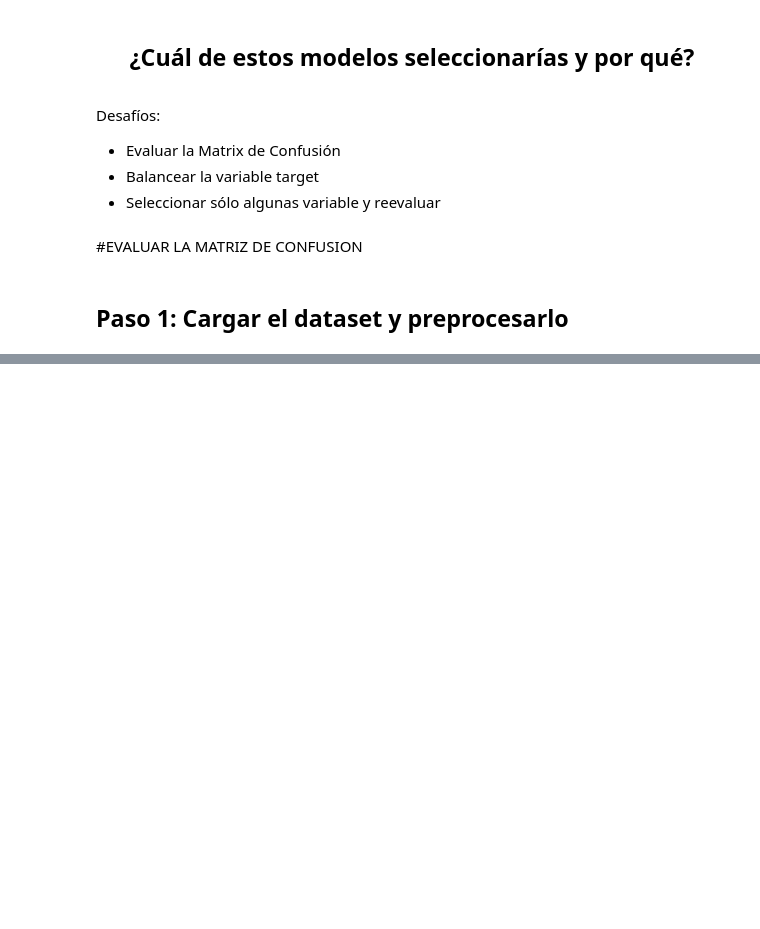
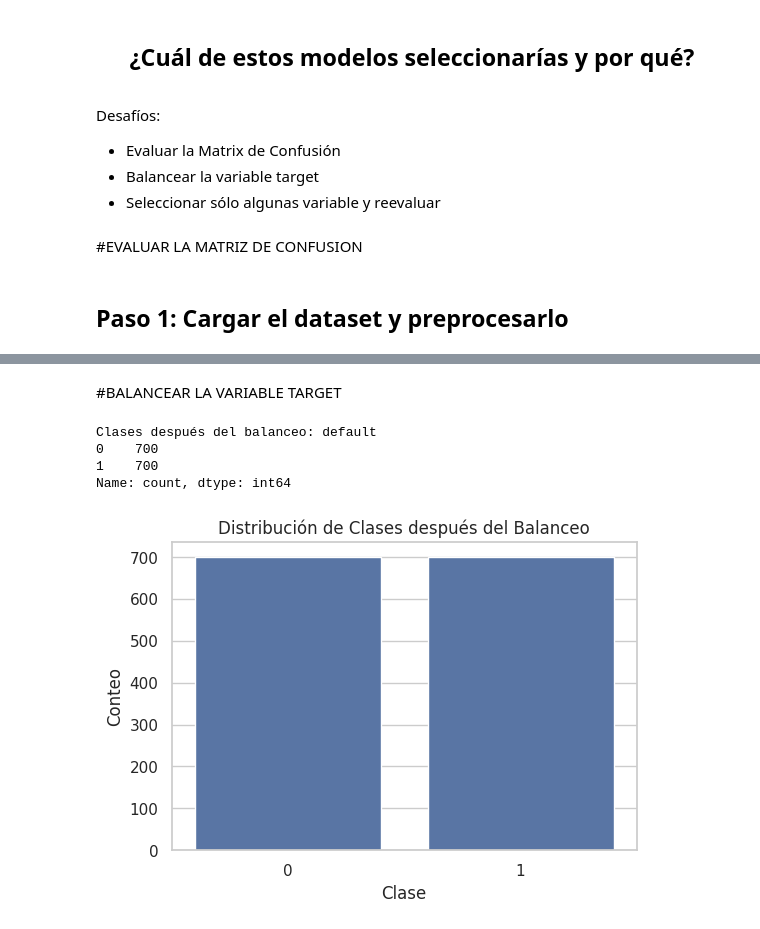
Before and after one commit to jgarzon97/INMERSI-N-DATOS, a Jupyter notebook: CLASE 2/Credito_banco_aleman_inmersion_Dia_2.ipynb, the cells around one changed output, grey strips where cells are left out. Cells and saved outputs as stored; diff of their text form; code cells hidden in the pictures; blank space fills up the shorter version.

```diff
--- a/CLASE 2/Credito_banco_aleman_inmersion_Dia_2.ipynb
+++ b/CLASE 2/Credito_banco_aleman_inmersion_Dia_2.ipynb
@@ -544,0 +551,23 @@ ValueError: Unknown label type: continuous. Maybe you are trying to fit a classi
+# %% [markdown]
+#BALANCEAR LA VARIABLE TARGET
+# %%
+# SMOTE para balancear el conjunto de datos
+smote = SMOTE(random_state=42)
+X_resampled, y_resampled = smote.fit_resample(X, y)
+
+# Contar las clases después del balanceo
+print("Clases después del balanceo:", pd.Series(y_resampled).value_counts())
+
+# Gráfico de barras para visualizar el balanceo
+plt.figure(figsize=(6, 4))
+sns.countplot(x=y_resampled)
+plt.title('Distribución de Clases después del Balanceo')
+plt.xlabel('Clase')
+plt.ylabel('Conteo')
+plt.show()
+# %% [output]
+Clases después del balanceo: default
+0    700
+1    700
+Name: count, dtype: int64
+[figure, added]
```
Also changed, not shown: parts of 6 cells of this notebook.
